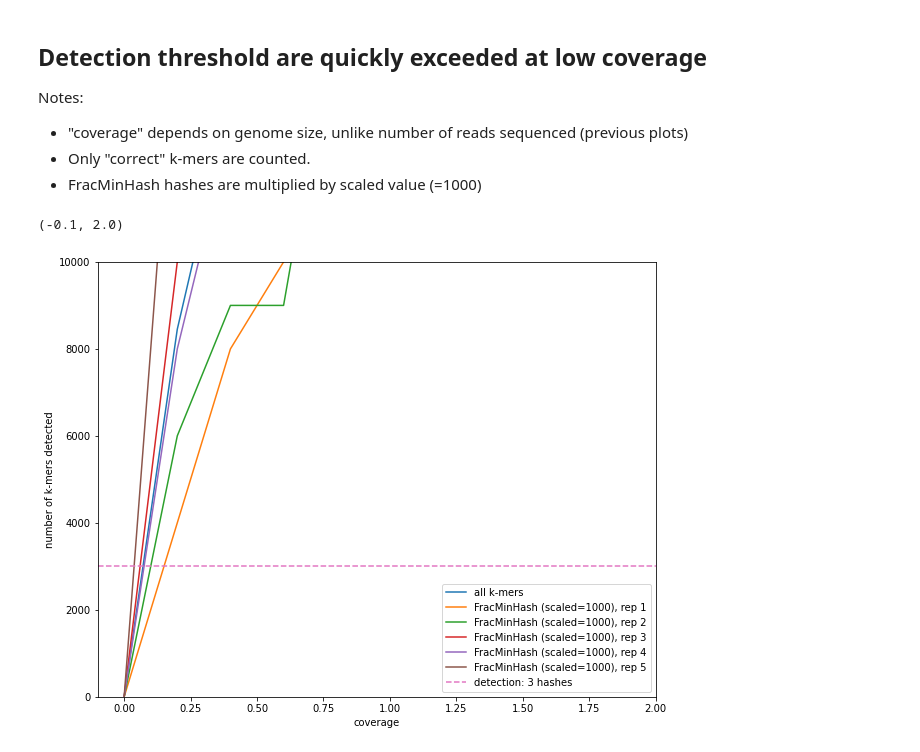
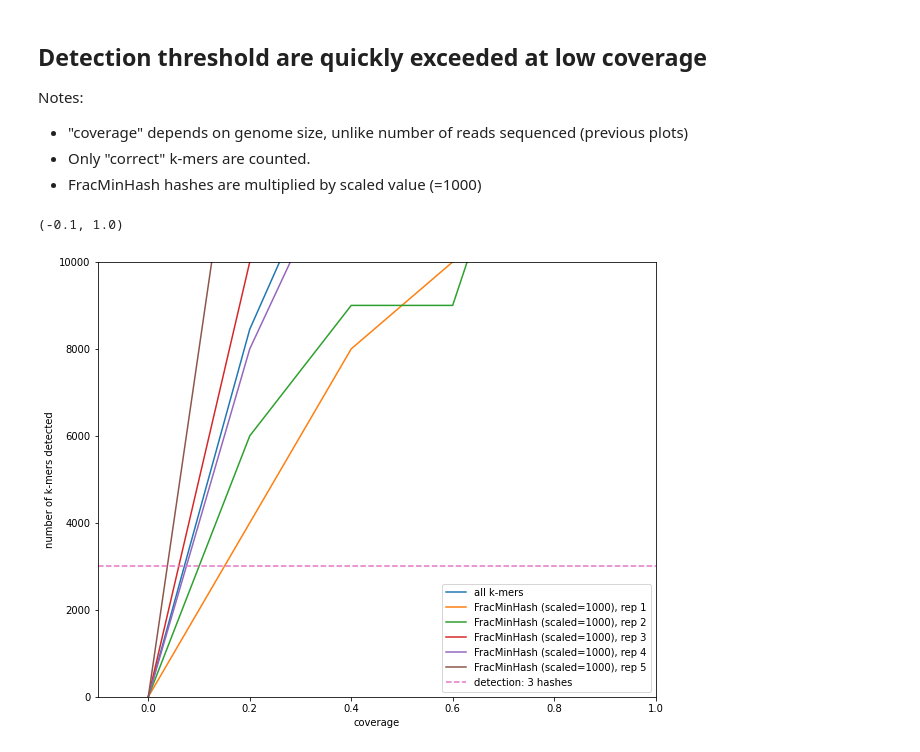
Before and after one commit to ctb/2022-sourmash-sens-spec, a Jupyter notebook: detection-10kb-reads.ipynb, the cells around one changed output. Cells and saved outputs as stored; diff of their text form; code cells hidden in the pictures.

```diff
--- a/detection-10kb-reads.ipynb
+++ b/detection-10kb-reads.ipynb
@@ -99,21 +99,21 @@ Notes:
 # %%
 fig, ax = plt.subplots(figsize=(10, 8))
 
 ax.plot(df.coverage, df.n_detected, label="all k-mers")
 ax.plot(df.coverage, df.smash_count_0 * 1000, label="FracMinHash (scaled=1000), rep 1")
 ax.plot(df.coverage, df.smash_count_1 * 1000, label="FracMinHash (scaled=1000), rep 2")
 ax.plot(df.coverage, df.smash_count_2 * 1000, label="FracMinHash (scaled=1000), rep 3")
 ax.plot(df.coverage, df.smash_count_3 * 1000, label="FracMinHash (scaled=1000), rep 4")
 ax.plot(df.coverage, df.smash_count_4 * 1000, label="FracMinHash (scaled=1000), rep 5")
 
 ax.plot([-0.1, max(df.coverage)], [3000, 3000], '--', label="detection: 3 hashes")
 
 ax.set_xlabel("coverage")
 ax.set_ylabel("number of k-mers detected")
 ax.legend(loc='lower right')
 
 ax.set_ylim(0, 10*1000)
-ax.set_xlim(-0.1, 2.0)
+ax.set_xlim(-0.1, 1.0)
 # %% [output]
-(-0.1, 2.0)
+(-0.1, 1.0)
-[figure, old version]
+[figure, new version]
```
Also changed, not shown: parts of 1 cell of this notebook, 1 other file.
